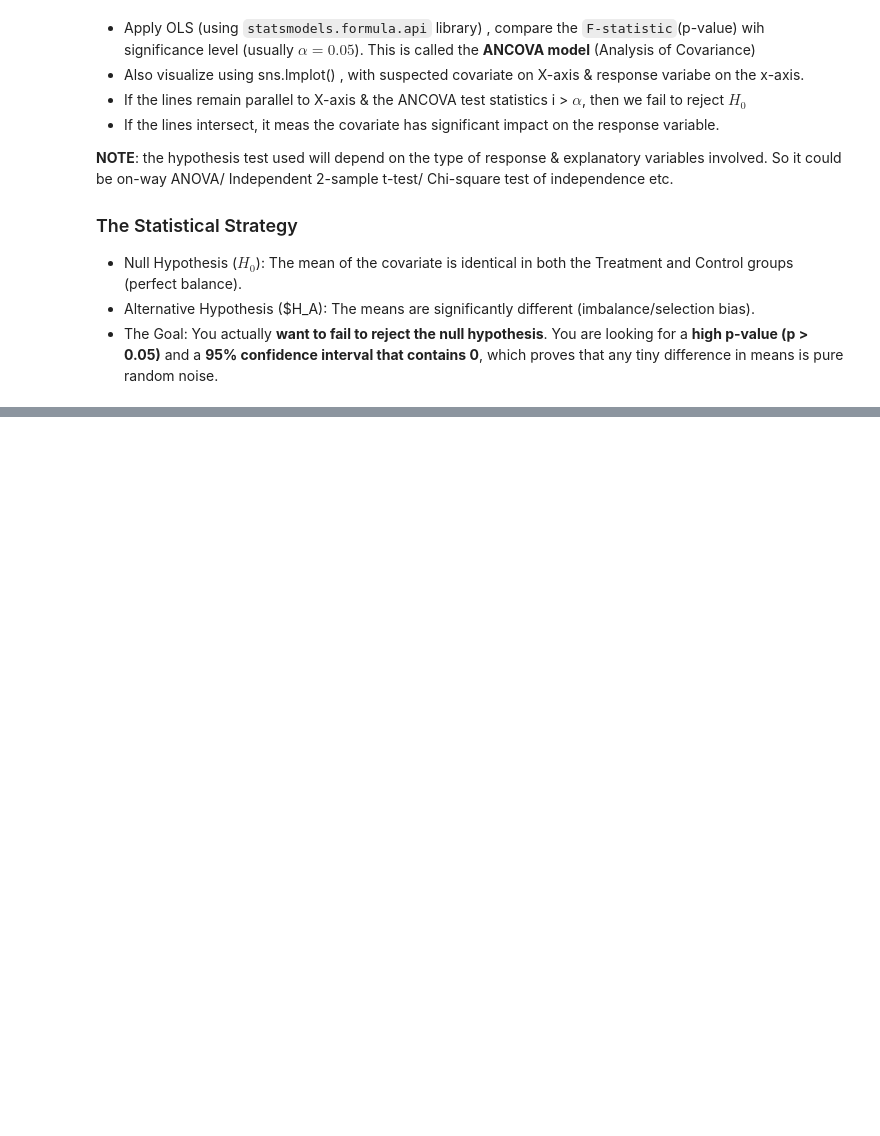
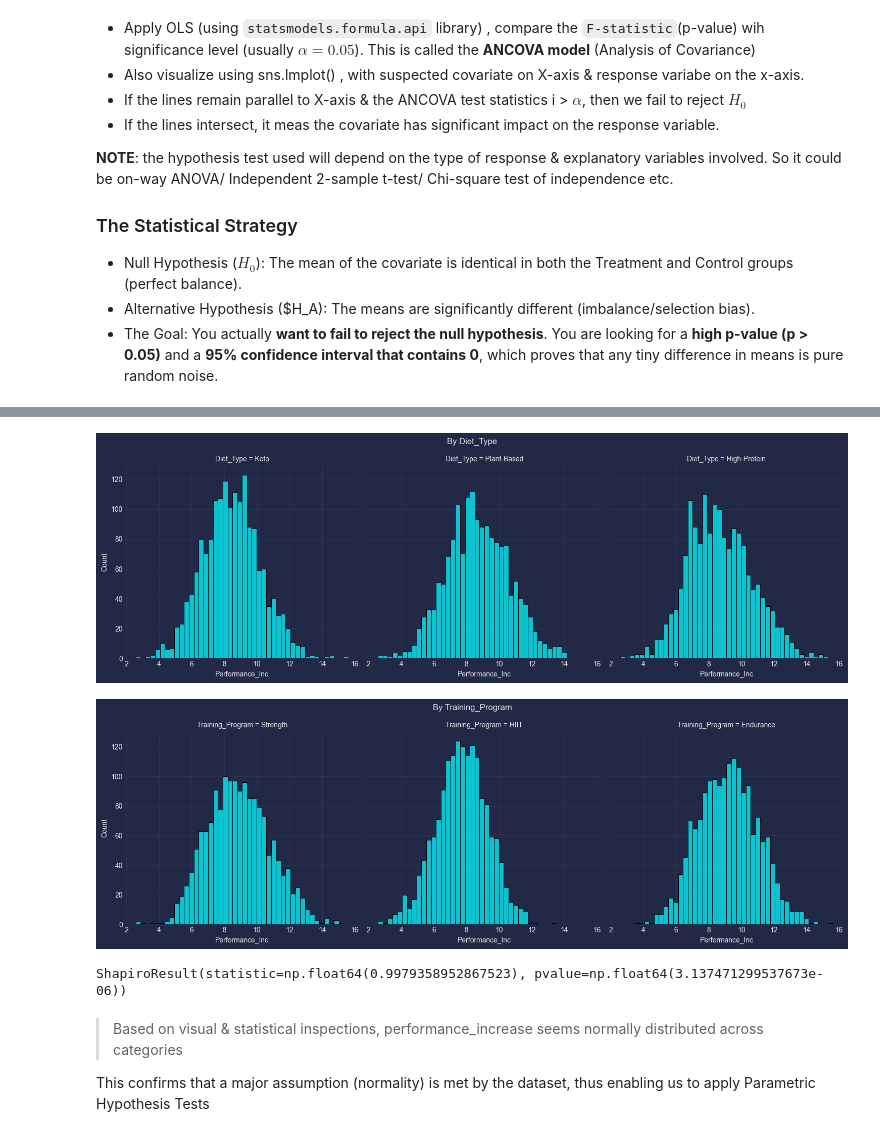
Before and after one commit to abhijeet-bhambere/python-ml-trail, a Jupyter notebook: experimental_design.ipynb, the cells around one changed output, grey strips where cells are left out. Drawn from its saved outputs; the diff is of its cells as text; code cells hidden in the pictures; blank space fills up the shorter version.

```diff
--- a/experimental_design.ipynb
+++ b/experimental_design.ipynb
@@ -1042,0 +1046,4 @@ assign treatments within each pair.
+# %%
+ath_pt2 = pd.read_csv('datasets/expd_datasets/athlete_training_performance_large.csv')
+print(ath_pt2.info())
+print(ath_pt2.head())
@@ -1042,0 +1070,23 @@ assign treatments within each pair.
+# %%
+# Visualizing distribution trends
+sns.displot(data=ath_pt2, x="Performance_Inc", col="Diet_Type")
+plt.suptitle("By Diet_Type")
+plt.tight_layout()
+plt.show()
+
+sns.displot(data=ath_pt2, x="Performance_Inc", col="Training_Program")
+plt.suptitle("By Training_Program")
+plt.tight_layout()
+plt.show()
+
+# confirming using statistical tests
+from scipy import stats
+stats.shapiro(ath_pt2["Performance_Inc"])
+# %% [output]
+[figure, added]
+[figure, added]
+ShapiroResult(statistic=np.float64(0.9979358952867523), pvalue=np.float64(3.137471299537673e-06))
+# %% [markdown]
+> Based on visual & statistical inspections, performance_increase seems normally distributed across categories
+
+This confirms that a major assumption (normality) is met by the dataset, thus enabling us to apply Parametric Hypothesis Tests
```
Also changed, not shown: parts of 13 cells of this notebook.
